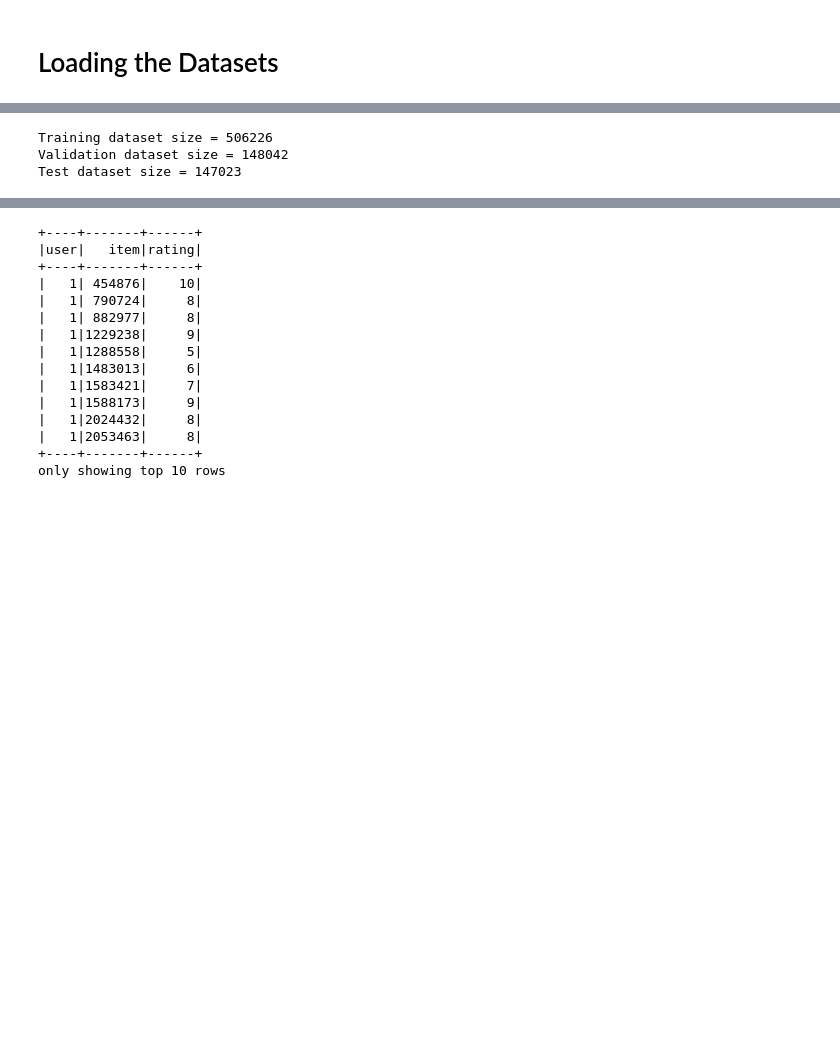
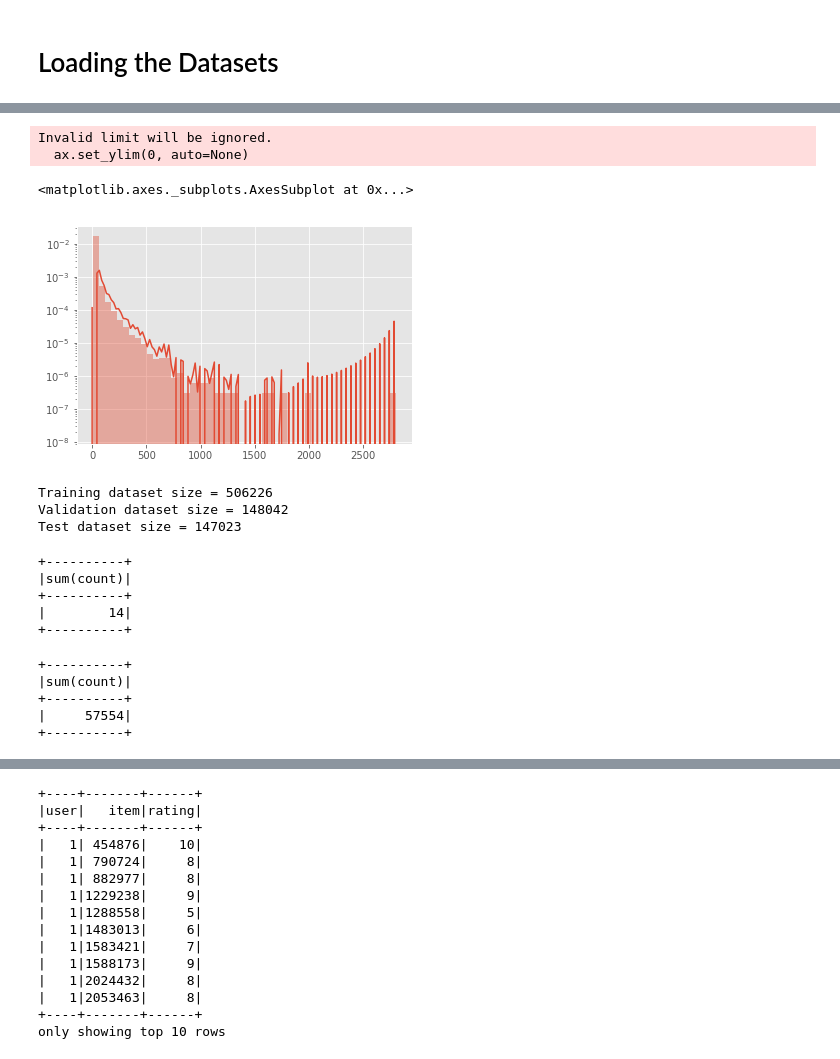
Before and after one commit to lazysimon/NYCDSA_CapstoneProject, a Jupyter notebook: als_revised1.ipynb, the cells around one changed output, grey strips where cells are left out. Drawn from its saved outputs; the diff is of its cells as text; code cells hidden in the pictures; blank space fills up the shorter version.

```diff
--- a/als_revised1.ipynb
+++ b/als_revised1.ipynb
@@ -119,3 +170,11 @@ def calc_se(rating, user_factor, item_factor):
+# %%
+ratings_per_user = ratingRDD.groupBy("user").count()
+sns.distplot(ratings_per_user.select("count").collect(), hist_kws={'log':True}, kde_kws={'clip': (1.0, 3000.0)})
+# %% [output]
+Invalid limit will be ignored.
+  ax.set_ylim(0, auto=None)
+<matplotlib.axes._subplots.AxesSubplot at 0x...>
+[figure, added]
 # %%
 sets = split_sets(ratingRDD, [0.63212056, 0.1839397, 0.1839397])
 print("Training dataset size = {}".format(sets['training'].count()))
@@ -125,3 +184,19 @@ print("Test dataset size = {}".format(sets['test'].count()))
 Training dataset size = 506226
 Validation dataset size = 148042
 Test dataset size = 147023
+# %%
+ratings_per_user.filter(col('count') > 1000).groupBy('user').count().agg({"count":"sum"}).show()
+# %% [output]
++----------+
+|sum(count)|
++----------+
+|        14|
++----------+
+# %%
+ratings_per_user.filter(col('count') < 100).groupBy('user').count().agg({"count":"sum"}).show()
+# %% [output]
++----------+
+|sum(count)|
++----------+
+|     57554|
++----------+
```
Also changed, not shown: parts of 26 cells of this notebook.
